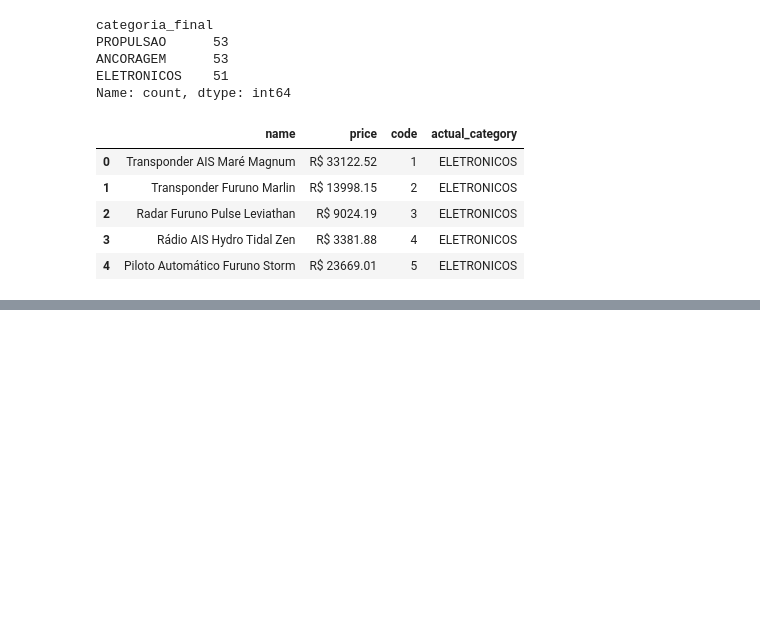
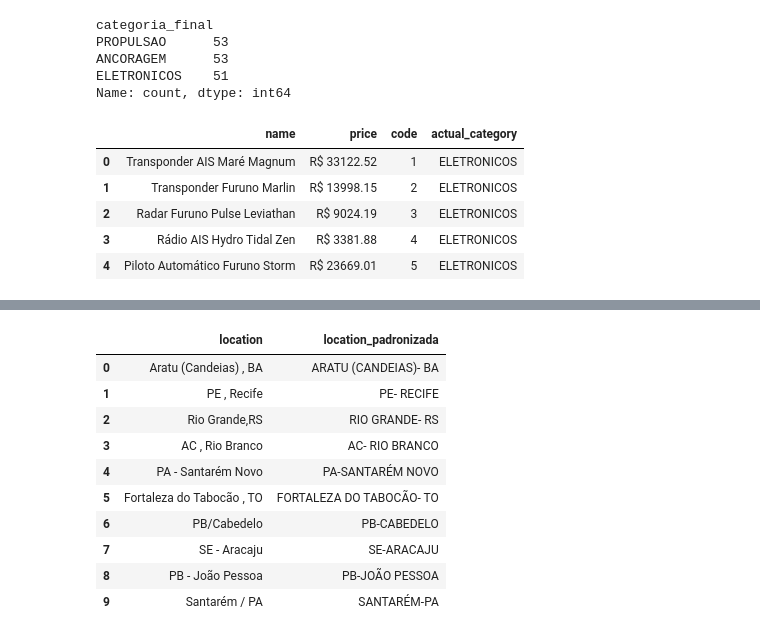
Before and after one commit to Andre-Tavora/lighthouse-desafio, a Jupyter notebook: notebooks/ada_limpeza.ipynb, the cells around one changed output, grey strips where cells are left out. Cells and saved outputs as stored; diff of their text form; code cells hidden in the pictures; blank space fills up the shorter version.

```diff
--- a/notebooks/ada_limpeza.ipynb
+++ b/notebooks/ada_limpeza.ipynb
@@ -244,0 +348,28 @@ df_produtos.head()
+# %%
+def padronizar_location(loc):
+    if pd.isna(loc):
+        return None
+
+    loc = loc.upper().strip()
+
+    # padronizar separadores
+    loc = re.sub(r"\s*[-/]\s*", "-", loc)
+    loc = re.sub(r"\s*,\s*", "- ", loc)
+
+    return loc
+
+df_clientes["location_padronizada"] = df_clientes["location"].apply(padronizar_location)
+
+df_clientes[["location", "location_padronizada"]].head(10)
+# %% [output]
+|  | location | location_padronizada |
+| 0 | Aratu (Candeias) , BA | ARATU (CANDEIAS)- BA |
+| 1 | PE , Recife | PE- RECIFE |
+| 2 | Rio Grande,RS | RIO GRANDE- RS |
+| 3 | AC , Rio Branco | AC- RIO BRANCO |
+| 4 | PA - Santarém Novo | PA-SANTARÉM NOVO |
+| 5 | Fortaleza do Tabocão , TO | FORTALEZA DO TABOCÃO- TO |
+| 6 | PB/Cabedelo | PB-CABEDELO |
+| 7 | SE - Aracaju | SE-ARACAJU |
+| 8 | PB - João Pessoa | PB-JOÃO PESSOA |
+| 9 | Santarém / PA | SANTARÉM-PA |
```
Also changed, not shown: parts of 10 cells of this notebook.
